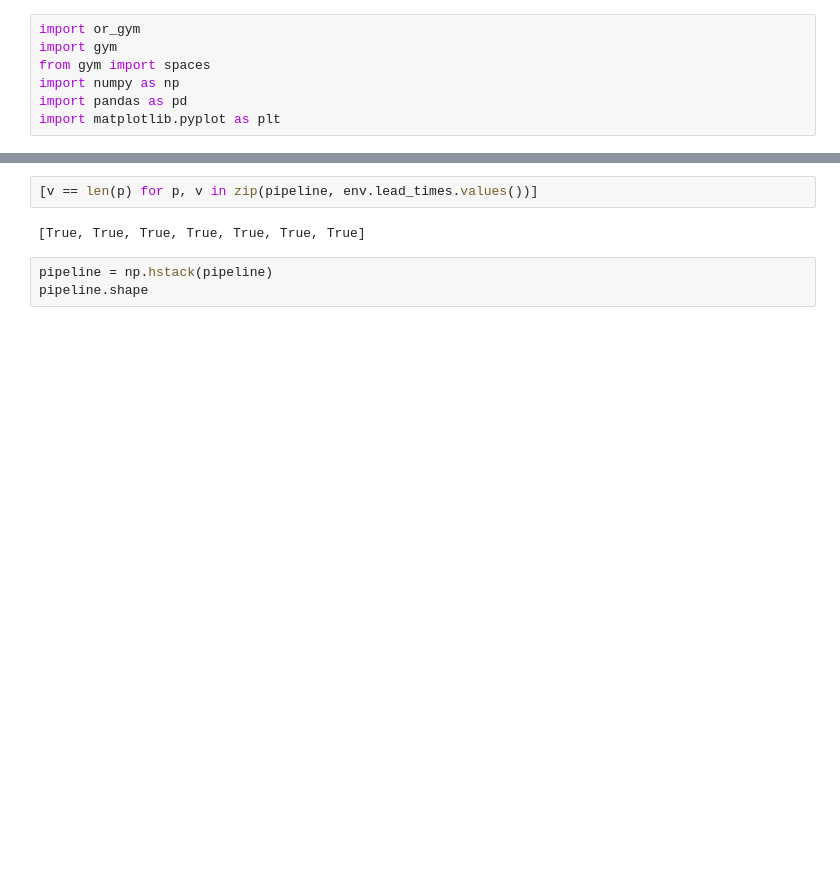
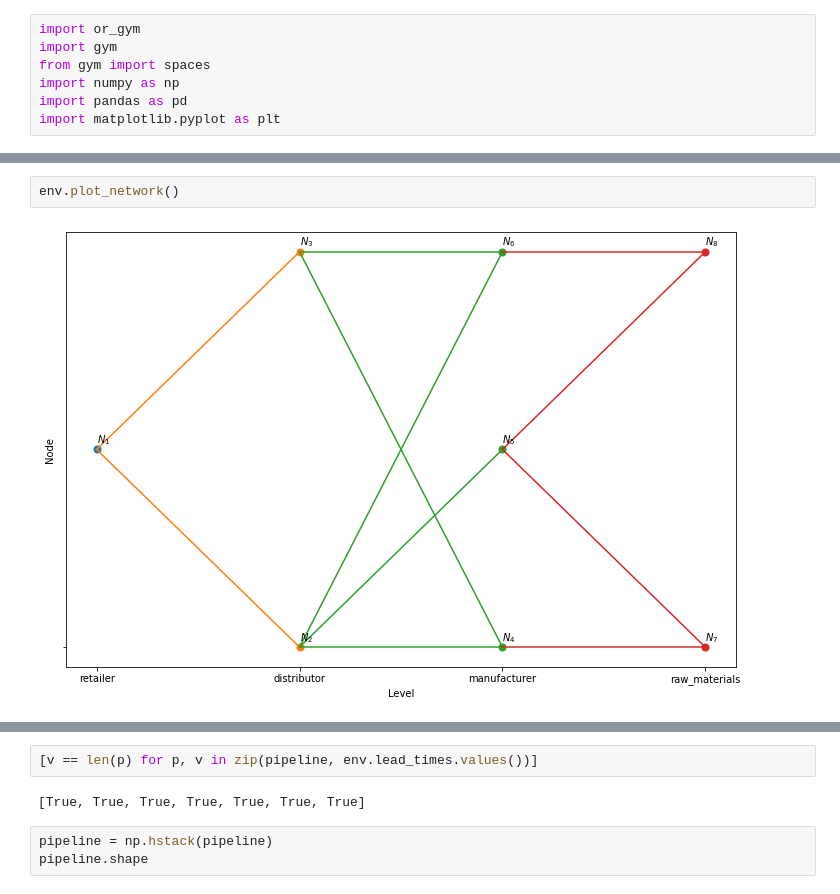
Before and after one commit to grossmann-group/or-gym, a Jupyter notebook: notebooks/multi_echelon_sc_dev1.ipynb, the cells around one changed output, grey strips where cells are left out. Saved outputs shown, nothing was run; the diff lists cells and outputs as text; blank space fills up the shorter version.

```diff
--- a/notebooks/multi_echelon_sc_dev1.ipynb
+++ b/notebooks/multi_echelon_sc_dev1.ipynb
@@ -24,3 +15,7 @@ env.step(env.action_space.sample())
+# %%
+env.plot_network()
+# %% [output]
+[figure, added]
 # %%
 env.period = 0
 demand = np.hstack([env.D[d].iloc[env.period] for d in env.retail_links])
```
Also changed, not shown: parts of 3 cells of this notebook, 3 other files.
